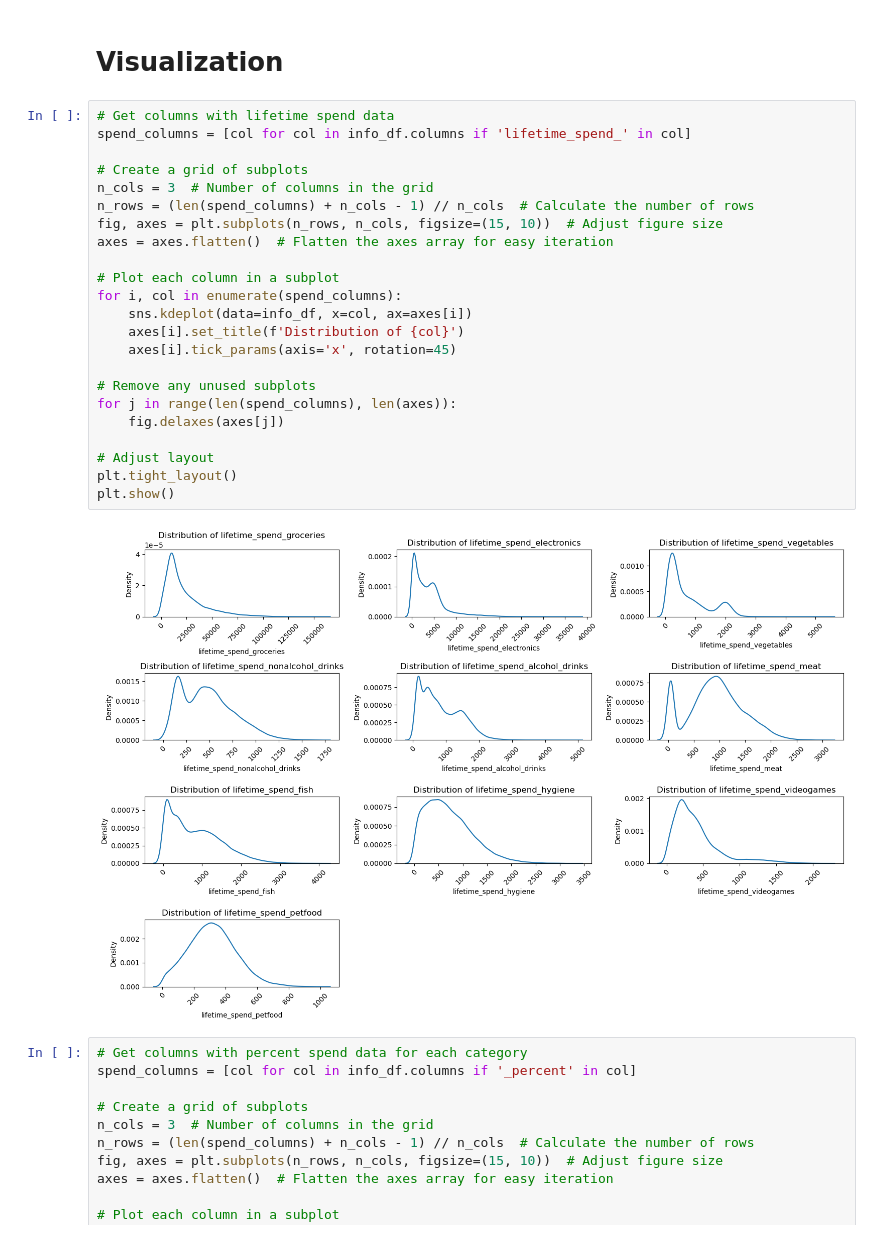
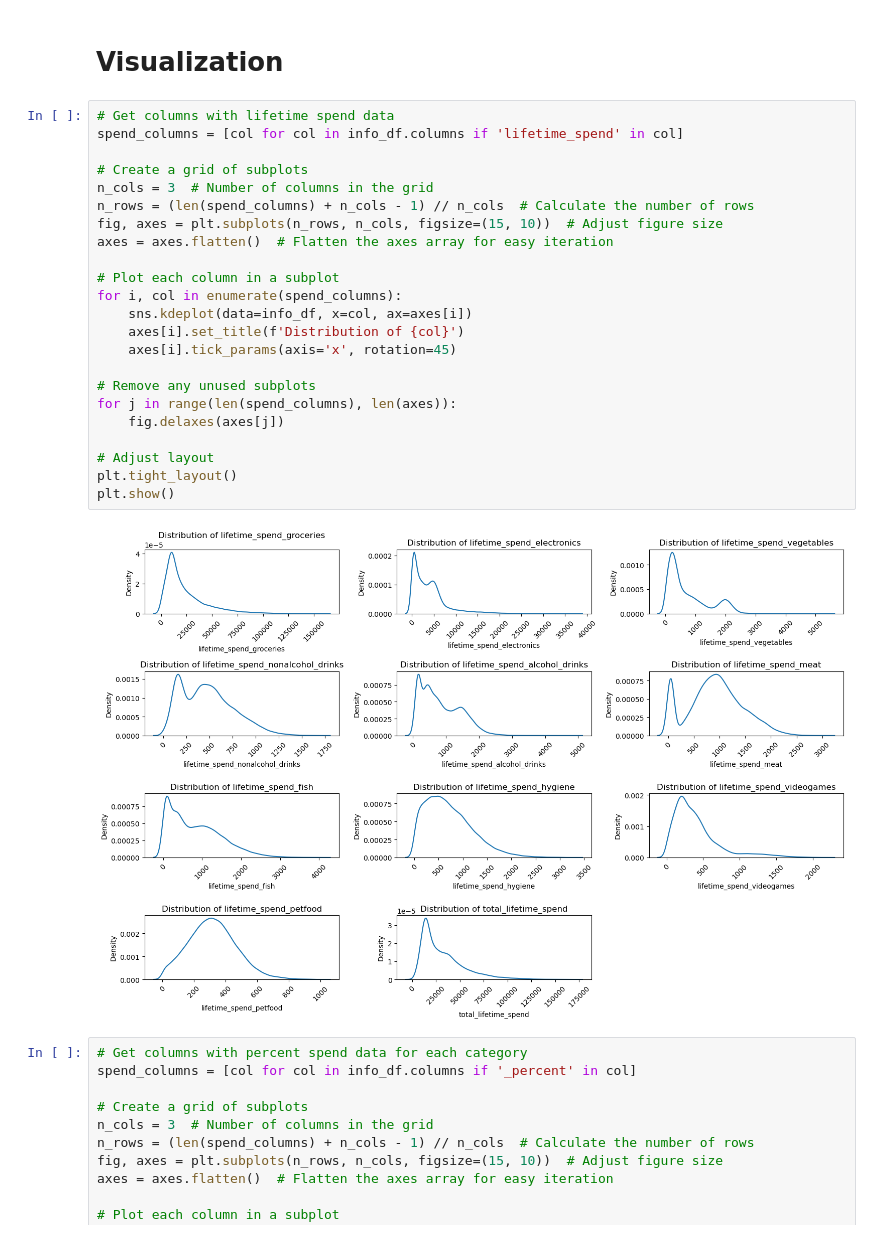
Before and after one commit to Yan-Sidoryk/Unsupervised-Customer-Segmentation, a Jupyter notebook: visualization.ipynb, the cells around one changed output. Drawn from its saved outputs; the diff is of its cells as text.

Commit message:
some slight changes to notebook + new graphs

```diff
--- a/visualization.ipynb
+++ b/visualization.ipynb
@@ -157,29 +159,29 @@ all_items.head()
 # Visualization
 # %%
 # Get columns with lifetime spend data
-spend_columns = [col for col in info_df.columns if 'lifetime_spend_' in col]
+spend_columns = [col for col in info_df.columns if 'lifetime_spend' in col]
 
 # Create a grid of subplots
 n_cols = 3  # Number of columns in the grid
 n_rows = (len(spend_columns) + n_cols - 1) // n_cols  # Calculate the number of rows
 fig, axes = plt.subplots(n_rows, n_cols, figsize=(15, 10))  # Adjust figure size
 axes = axes.flatten()  # Flatten the axes array for easy iteration
 
 # Plot each column in a subplot
 for i, col in enumerate(spend_columns):
     sns.kdeplot(data=info_df, x=col, ax=axes[i])
     axes[i].set_title(f'Distribution of {col}')
     axes[i].tick_params(axis='x', rotation=45)
 
 # Remove any unused subplots
 for j in range(len(spend_columns), len(axes)):
     fig.delaxes(axes[j])
 
 # Adjust layout
 plt.tight_layout()
 plt.show()
 # %% [output]
-[figure, old version]
+[figure, new version]
 # %%
 # Get columns with percent spend data for each category
 spend_columns = [col for col in info_df.columns if '_percent' in col]
```
Also changed, not shown: parts of 7 cells of this notebook.
